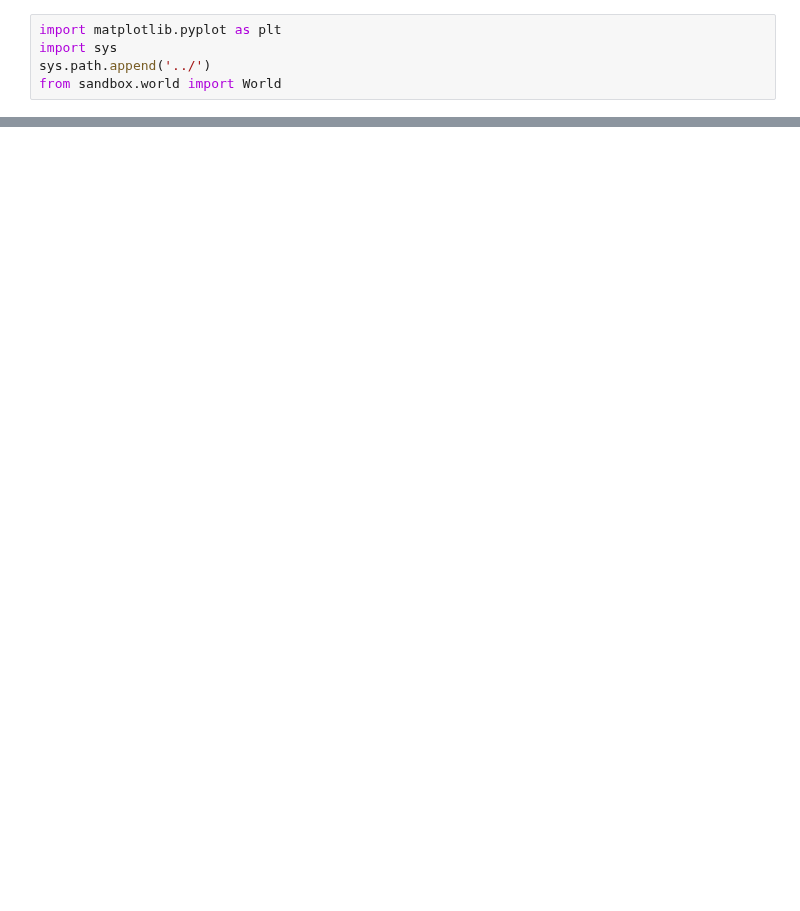
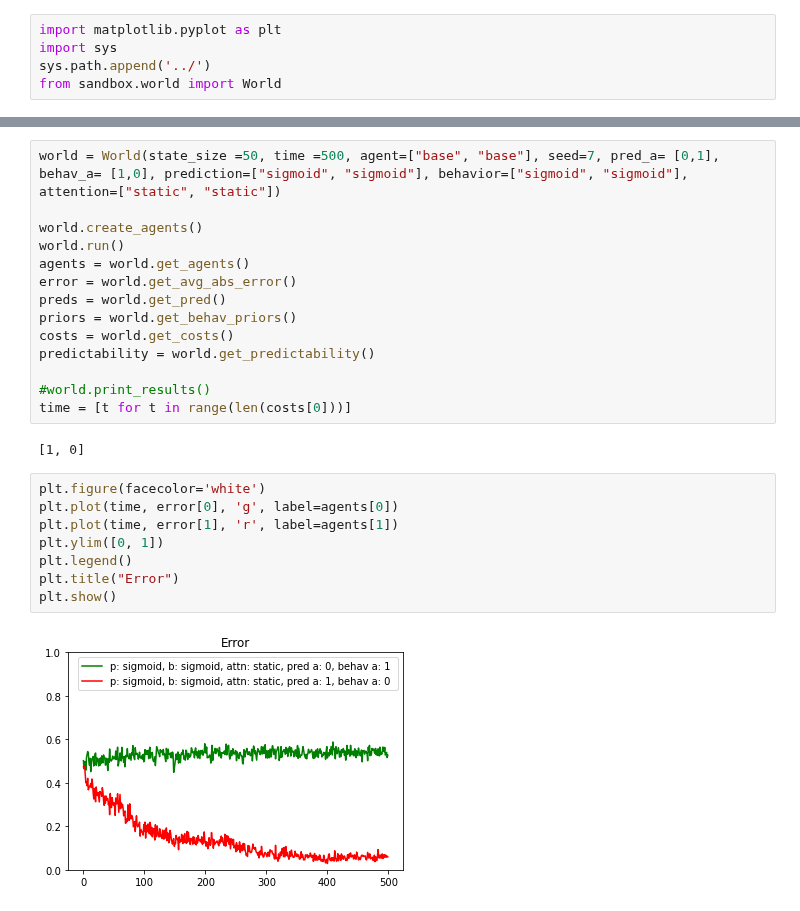
Before and after one commit to rpassas/Social_AI, a Jupyter notebook: experiments/stable_ref_signal.ipynb, the cells around one changed output, grey strips where cells are left out. Drawn from its saved outputs; the diff is of its cells as text; blank space fills up the shorter version.

```diff
--- a/experiments/stable_ref_signal.ipynb
+++ b/experiments/stable_ref_signal.ipynb
@@ -49,0 +98,26 @@ plt.show()
+# %%
+world = World(state_size =50, time =500, agent=["base", "base"], seed=7, pred_a= [0,1], behav_a= [1,0], prediction=["sigmoid", "sigmoid"], behavior=["sigmoid", "sigmoid"], attention=["static", "static"])
+
+world.create_agents()
+world.run()
+agents = world.get_agents()
+error = world.get_avg_abs_error()
+preds = world.get_pred()
+priors = world.get_behav_priors()
+costs = world.get_costs()
+predictability = world.get_predictability()
+
+#world.print_results()
+time = [t for t in range(len(costs[0]))]
+# %% [output]
+[1, 0]
+# %%
+plt.figure(facecolor='white')
+plt.plot(time, error[0], 'g', label=agents[0])
+plt.plot(time, error[1], 'r', label=agents[1])
+plt.ylim([0, 1])
+plt.legend()
+plt.title("Error")
+plt.show()
+# %% [output]
+[figure, added]
```
Also changed, not shown: parts of 10 cells of this notebook, 3 other files.
